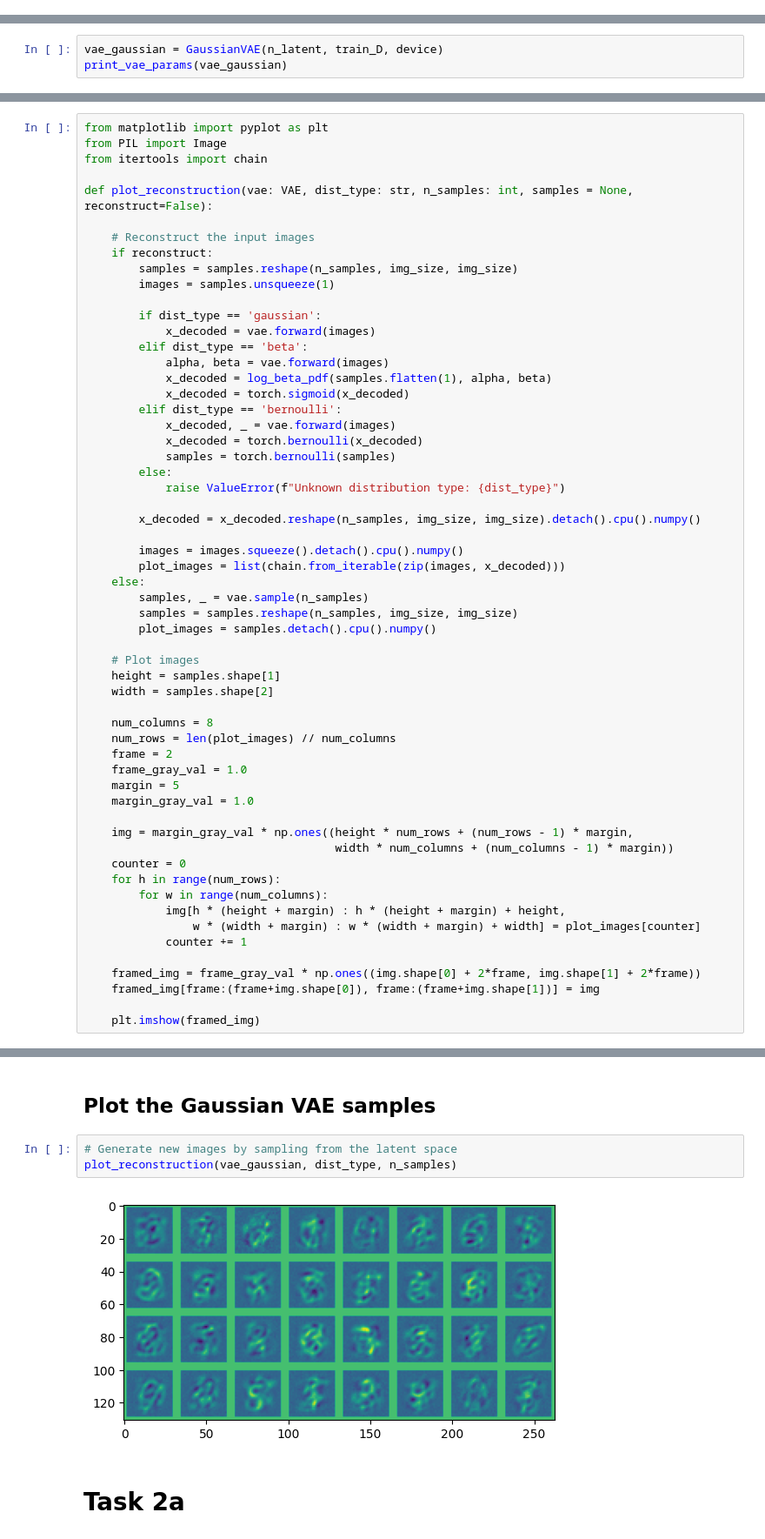
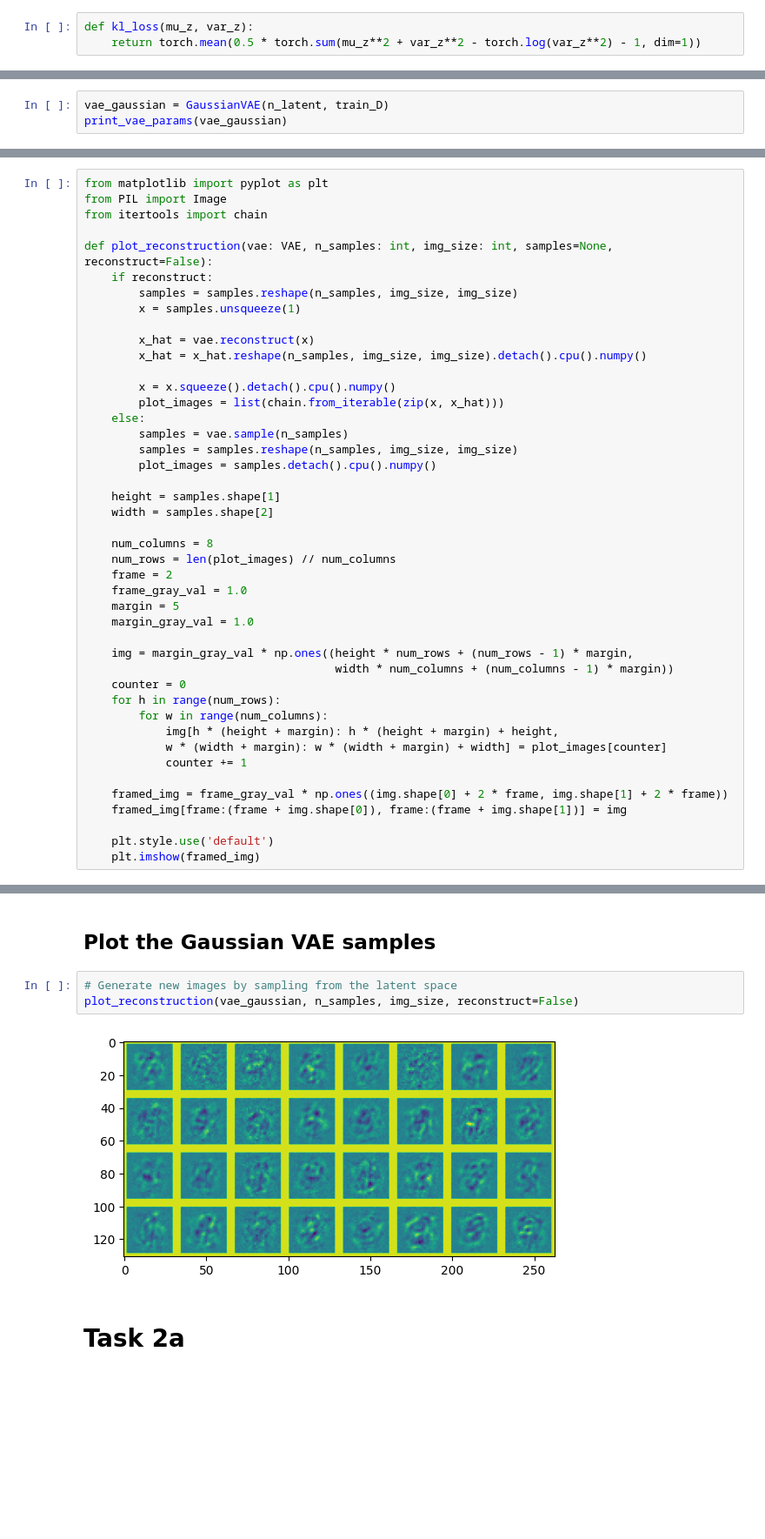
Before and after one commit to TTomilin/2AMU20, a Jupyter notebook: assignment3/assignment3.ipynb, the cells around one changed output, grey strips where cells are left out. Shown at 87% size. Saved outputs shown, nothing was run; the diff lists cells and outputs as text; blank space fills up the shorter version.

```diff
--- a/assignment3/assignment3.ipynb
+++ b/assignment3/assignment3.ipynb
@@ -137,6 +142,9 @@ class VAE:
 # Task 1a
 # %% [markdown]
 ## Build a Gaussian VAE
+# %%
+def kl_loss(mu_z, var_z):
+    return torch.mean(0.5 * torch.sum(mu_z**2 + var_z**2 - torch.log(var_z**2) - 1, dim=1))
 # %%
 class GaussianEncoder(BaseEncoder):
     def __init__(self, n_latent: int, in_channels=1, n_conv_blocks=3, n_filters=32, n_fc=2048):
@@ -205,7 +208,7 @@ def print_vae_params(vae: VAE):
     print(f'Number of encoder parameters: {sum(p.numel() for p in vae_gaussian.encoder.parameters())}')
     print(f'Number of decoder parameters: {sum(p.numel() for p in vae_gaussian.decoder.parameters())}')
 # %%
-vae_gaussian = GaussianVAE(n_latent, train_D, device)
+vae_gaussian = GaussianVAE(n_latent, train_D)
 print_vae_params(vae_gaussian)
 # %% [output]
 GaussianEncoder(
@@ -289,36 +361,21 @@ from matplotlib import pyplot as plt
 from PIL import Image
 from itertools import chain
 
-def plot_reconstruction(vae: VAE, dist_type: str, n_samples: int, samples = None, reconstruct=False):
-
-    # Reconstruct the input images
+def plot_reconstruction(vae: VAE, n_samples: int, img_size: int, samples=None, reconstruct=False):
     if reconstruct:
         samples = samples.reshape(n_samples, img_size, img_size)
-        images = samples.unsqueeze(1)
+        x = samples.unsqueeze(1)
 
-        if dist_type == 'gaussian':
-            x_decoded = vae.forward(images)
-        elif dist_type == 'beta':
-            alpha, beta = vae.forward(images)
-            x_decoded = log_beta_pdf(samples.flatten(1), alpha, beta)
-            x_decoded = torch.sigmoid(x_decoded)
-        elif dist_type == 'bernoulli':
-            x_decoded, _ = vae.forward(images)
-            x_decoded = torch.bernoulli(x_decoded)
-            samples = torch.bernoulli(samples)
-        else:
-            raise ValueError(f"Unknown distribution type: {dist_type}")
+        x_hat = vae.reconstruct(x)
+        x_hat = x_hat.reshape(n_samples, img_size, img_size).detach().cpu().numpy()
 
-        x_decoded = x_decoded.reshape(n_samples, img_size, img_size).detach().cpu().numpy()
-
-        images = images.squeeze().detach().cpu().numpy()
-        plot_images = list(chain.from_iterable(zip(images, x_decoded)))
+        x = x.squeeze().detach().cpu().numpy()
+        plot_images = list(chain.from_iterable(zip(x, x_hat)))
     else:
-        samples, _ = vae.sample(n_samples)
+        samples = vae.sample(n_samples)
         samples = samples.reshape(n_samples, img_size, img_size)
         plot_images = samples.detach().cpu().numpy()
 
-    # Plot images
     height = samples.shape[1]
     width = samples.shape[2]
 
@@ -334,13 +391,14 @@ def plot_reconstruction(vae: VAE, dist_type: str, n_samples: int, samples = None
     counter = 0
     for h in range(num_rows):
         for w in range(num_columns):
-            img[h * (height + margin) : h * (height + margin) + height,
-                w * (width + margin) : w * (width + margin) + width] = plot_images[counter]
+            img[h * (height + margin): h * (height + margin) + height,
+            w * (width + margin): w * (width + margin) + width] = plot_images[counter]
             counter += 1
 
-    framed_img = frame_gray_val * np.ones((img.shape[0] + 2*frame, img.shape[1] + 2*frame))
-    framed_img[frame:(frame+img.shape[0]), frame:(frame+img.shape[1])] = img
+    framed_img = frame_gray_val * np.ones((img.shape[0] + 2 * frame, img.shape[1] + 2 * frame))
+    framed_img[frame:(frame + img.shape[0]), frame:(frame + img.shape[1])] = img
 
+    plt.style.use('default')
     plt.imshow(framed_img)
 # %% [markdown]
 ## Plot the Gaussian VAE reconstructions
@@ -357,9 +414,9 @@ plot_reconstruction(vae_gaussian, dist_type, n_samples, test_samples, reconstruc
 ## Plot the Gaussian VAE samples
 # %%
 # Generate new images by sampling from the latent space
-plot_reconstruction(vae_gaussian, dist_type, n_samples)
+plot_reconstruction(vae_gaussian, n_samples, img_size, reconstruct=False)
 # %% [output]
-[figure, old version]
+[figure, new version]
 # %% [markdown]
 # Task 2a
 # %% [markdown]
```
Also changed, not shown: parts of 42 cells of this notebook, 2 other files.
